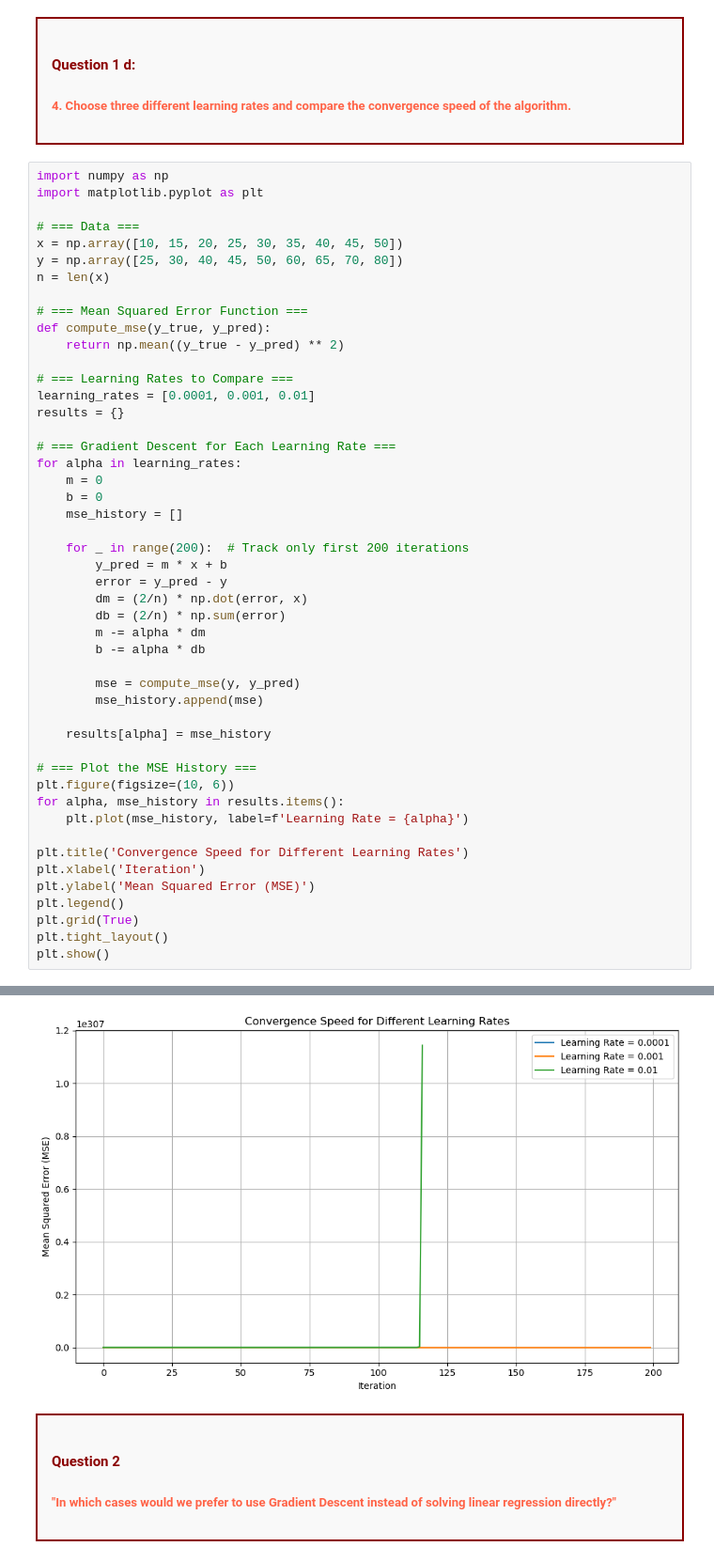
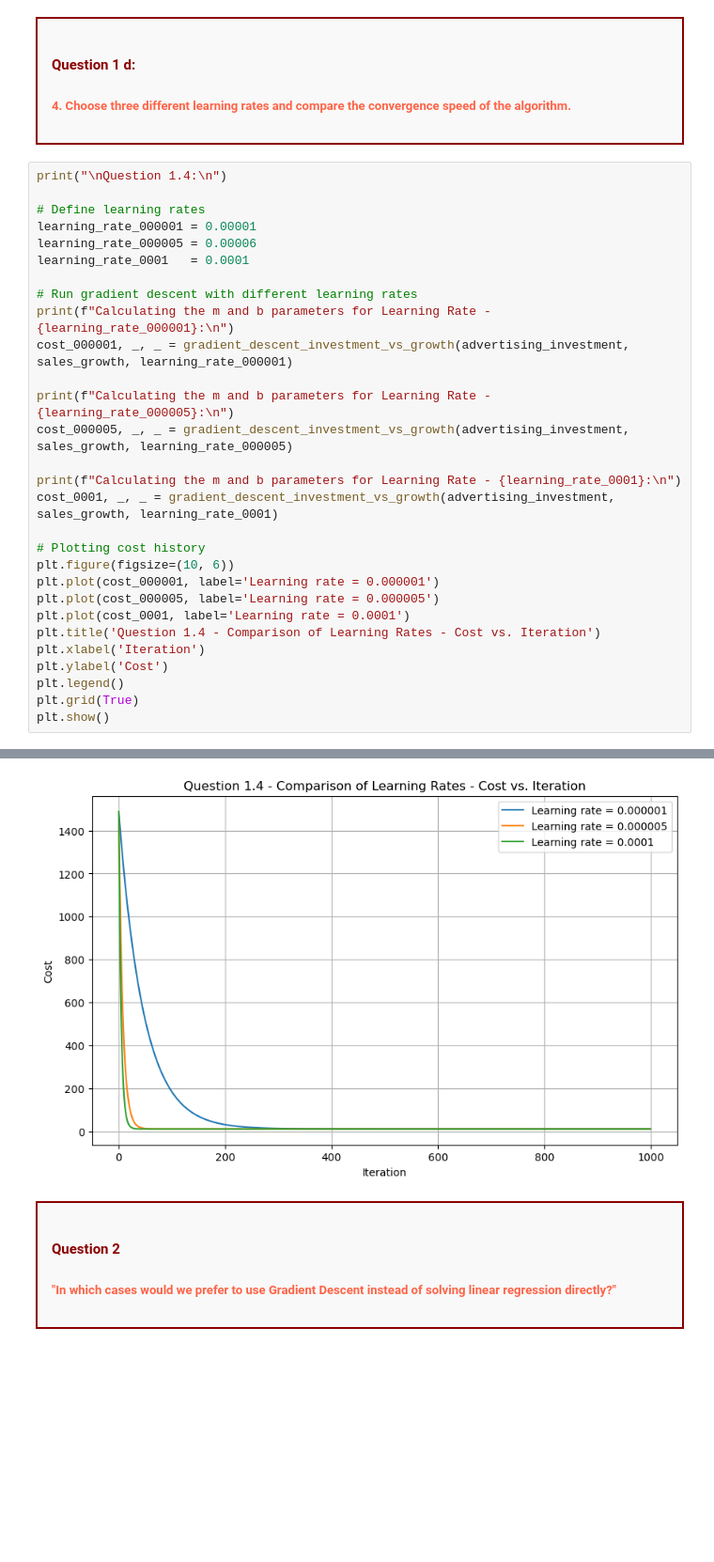
Before and after one commit to gibranacademy7/HW_7.4.2025_linear_regression_gradient_descent, a Jupyter notebook: HW_7.4.2025_Linear_regression.ipynb, the cells around one changed output, grey strips where cells are left out. Shown: that part at 94% size. Drawn from its saved outputs; the diff is of its cells as text; blank space fills up the shorter version.

```diff
--- a/HW_7.4.2025_Linear_regression.ipynb
+++ b/HW_7.4.2025_Linear_regression.ipynb
@@ -80,51 +172,32 @@ df
     <h5 style="color: Tomato; margin-top: -10px;">
 4. Choose three different learning rates and compare the convergence speed of the algorithm.
 # %%
-import numpy as np
-import matplotlib.pyplot as plt
+print("\nQuestion 1.4:\n")
 
-# === Data ===
-x = np.array([10, 15, 20, 25, 30, 35, 40, 45, 50])
-y = np.array([25, 30, 40, 45, 50, 60, 65, 70, 80])
-n = len(x)
+# Define learning rates
+learning_rate_000001 = 0.00001
+learning_rate_000005 = 0.00006
+learning_rate_0001   = 0.0001
 
-# === Mean Squared Error Function ===
-def compute_mse(y_true, y_pred):
-    return np.mean((y_true - y_pred) ** 2)
+# Run gradient descent with different learning rates
+print(f"Calculating the m and b parameters for Learning Rate - {learning_rate_000001}:\n")
+cost_000001, _, _ = gradient_descent_investment_vs_growth(advertising_investment, sales_growth, learning_rate_000001)
 
-# === Learning Rates to Compare ===
-learning_rates = [0.0001, 0.001, 0.01]
-results = {}
+print(f"Calculating the m and b parameters for Learning Rate - {learning_rate_000005}:\n")
+cost_000005, _, _ = gradient_descent_investment_vs_growth(advertising_investment, sales_growth, learning_rate_000005)
 
-# === Gradient Descent for Each Learning Rate ===
-for alpha in learning_rates:
-    m = 0
-    b = 0
-    mse_history = []
+print(f"Calculating the m and b parameters for Learning Rate - {learning_rate_0001}:\n")
+cost_0001, _, _ = gradient_descent_investment_vs_growth(advertising_investment, sales_growth, learning_rate_0001)
 
-    for _ in range(200):  # Track only first 200 iterations
-        y_pred = m * x + b
-        error = y_pred - y
-        dm = (2/n) * np.dot(error, x)
-        db = (2/n) * np.sum(error)
-        m -= alpha * dm
-        b -= alpha * db
-
-        mse = compute_mse(y, y_pred)
-        mse_history.append(mse)
-
-    results[alpha] = mse_history
-
-# === Plot the MSE History ===
+# Plotting cost history
 plt.figure(figsize=(10, 6))
-for alpha, mse_history in results.items():
-    plt.plot(mse_history, label=f'Learning Rate = {alpha}')
-
-plt.title('Convergence Speed for Different Learning Rates')
+plt.plot(cost_000001, label='Learning rate = 0.000001')
+plt.plot(cost_000005, label='Learning rate = 0.000005')
+plt.plot(cost_0001, label='Learning rate = 0.0001')
+plt.title('Question 1.4 - Comparison of Learning Rates - Cost vs. Iteration')
 plt.xlabel('Iteration')
-plt.ylabel('Mean Squared Error (MSE)')
+plt.ylabel('Cost')
 plt.legend()
 plt.grid(True)
-plt.tight_layout()
 plt.show()
 # %% [output]
@@ -131,4 +221,4 @@ plt.show()
-[figure, old version]
+[figure, new version]
 # %% [markdown]
 <div style="border: 2px solid Darkred; padding: 15px; background-color: #f9f9f9;">
     <h4 style="color: Darkred;">
```
Also changed, not shown: parts of 11 cells of this notebook.
